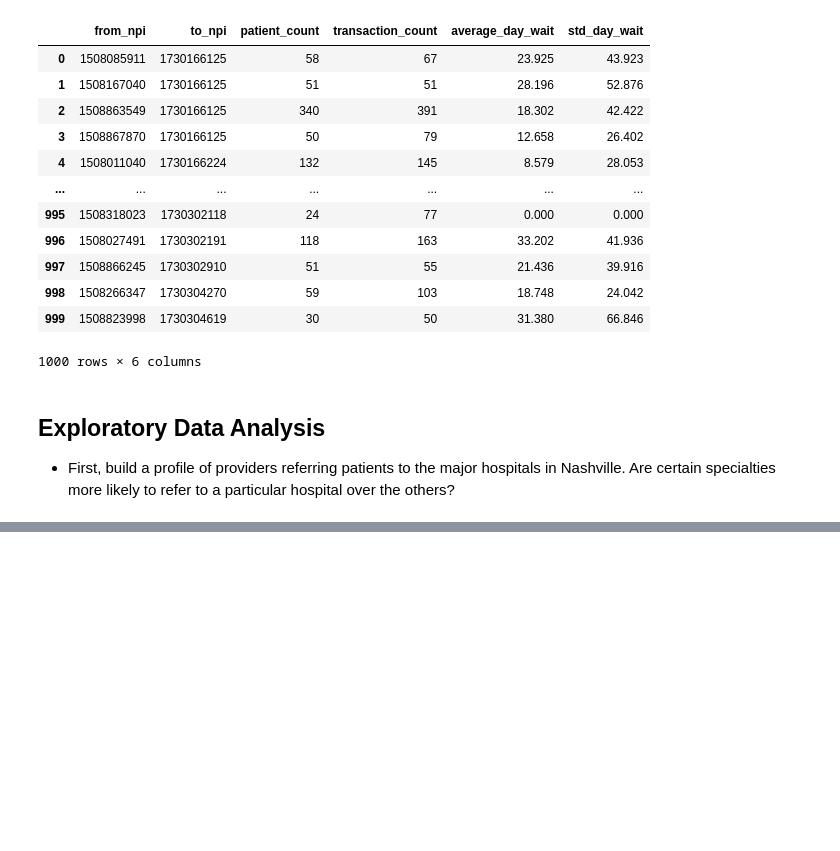
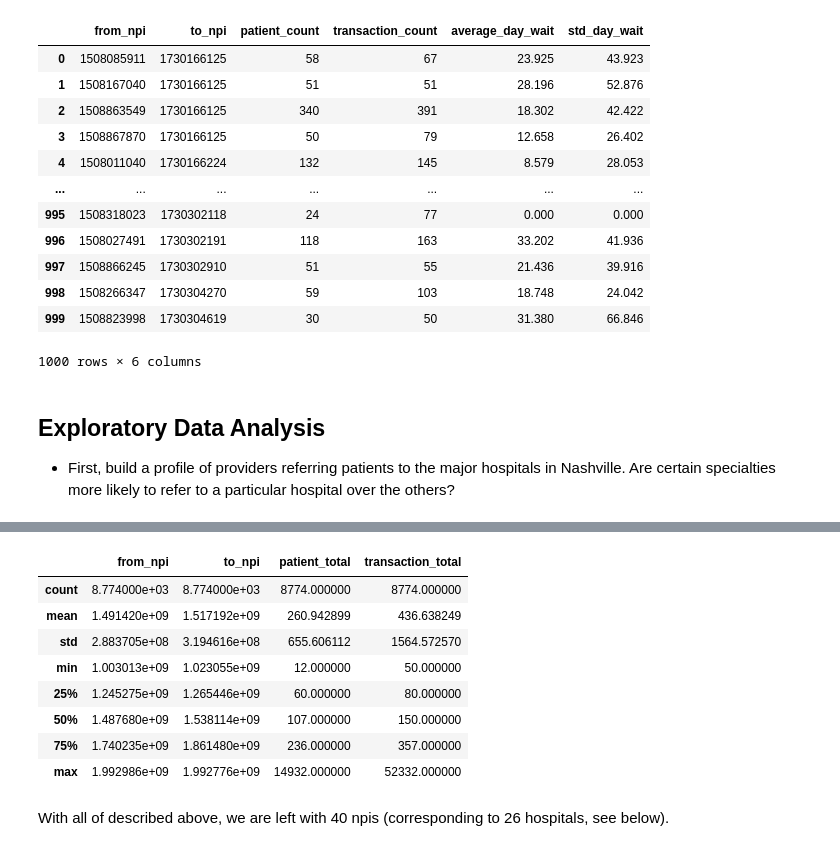
Before and after one commit to tomoumer/hop_team-the-hindenburgs, a Jupyter notebook: notebooks/data_exploration.ipynb, the cells around one changed output, grey strips where cells are left out. Cells and saved outputs as stored; diff of their text form; code cells hidden in the pictures; blank space fills up the shorter version.

```diff
--- a/notebooks/data_exploration.ipynb
+++ b/notebooks/data_exploration.ipynb
@@ -136,0 +148,16 @@ providers_to_hospitals
+# %%
+# providers_to_hospitals.sort_values('patient_total', ascending=False)
+# providers_to_hospitals.sort_values('transaction_total', ascending=False)
+providers_to_hospitals.describe()
+# %% [output]
+|  | from_npi | to_npi | patient_total | transaction_total |
+| count | 8.774000e+03 | 8.774000e+03 | 8774.000000 | 8774.000000 |
+| mean | 1.491420e+09 | 1.517192e+09 | 260.942899 | 436.638249 |
+| std | 2.883705e+08 | 3.194616e+08 | 655.606112 | 1564.572570 |
+| min | 1.003013e+09 | 1.023055e+09 | 12.000000 | 50.000000 |
+| 25% | 1.245275e+09 | 1.265446e+09 | 60.000000 | 80.000000 |
+| 50% | 1.487680e+09 | 1.538114e+09 | 107.000000 | 150.000000 |
+| 75% | 1.740235e+09 | 1.861480e+09 | 236.000000 | 357.000000 |
+| max | 1.992986e+09 | 1.992776e+09 | 14932.000000 | 52332.000000 |
+# %% [markdown]
+With all of described above, we are left with 40 npis (corresponding to 26 hospitals, see below).
```
Also changed, not shown: parts of 11 cells of this notebook.
